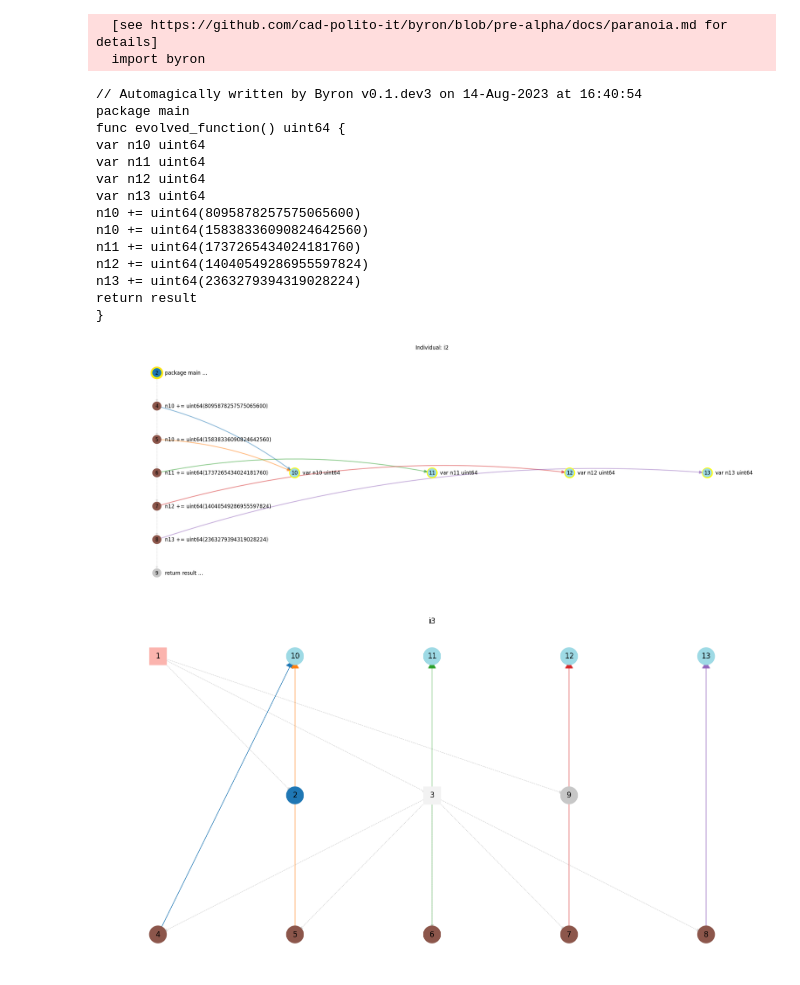
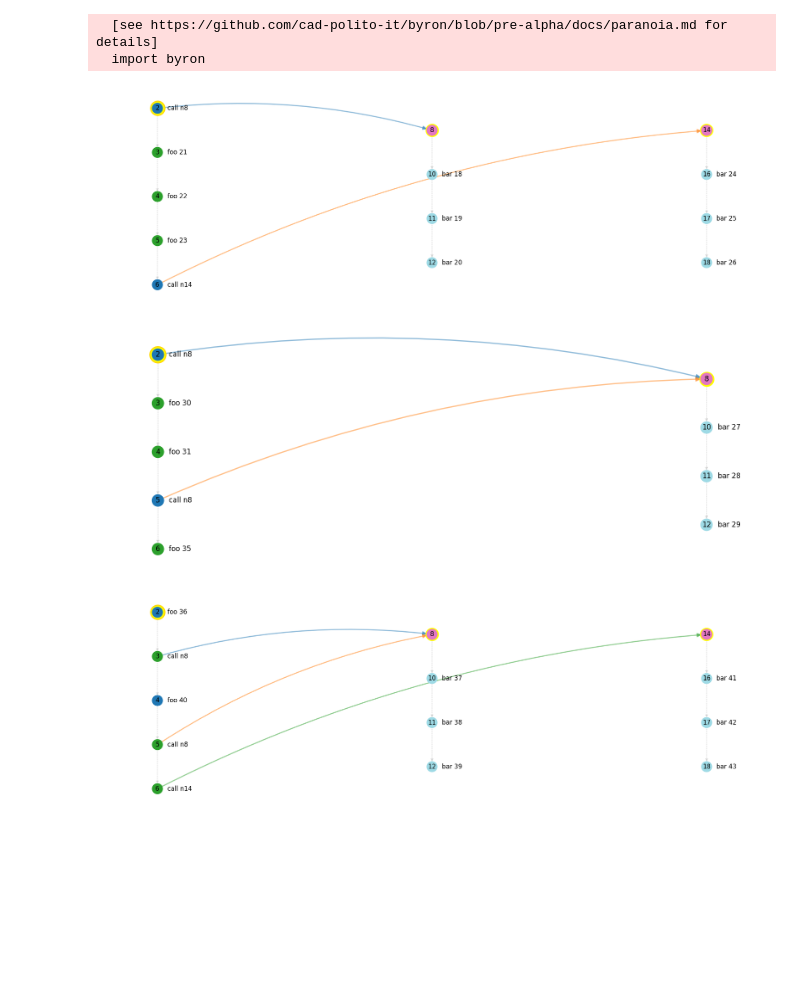
Before and after one commit to cad-polito-it/byron, a Jupyter notebook: experiments/g.ipynb, the cells around one changed output. Cells and saved outputs as stored; diff of their text form; code cells hidden in the pictures; blank space fills up the shorter version.

```diff
--- a/experiments/g.ipynb
+++ b/experiments/g.ipynb
@@ -36,25 +9,0 @@ golang = define_golang_library()
-# %%
-print(byron.dump_test_individual(golang, node_info=False))
-# %% [output]
-// Automagically written by Byron v0.1.dev3 on 14-Aug-2023 at 16:40:54
-package main
-func evolved_function() uint64 {
-var n10 uint64
-var n11 uint64
-var n12 uint64
-var n13 uint64
-n10 += uint64(8095878257575065600)
-n10 += uint64(15838336090824642560)
-n11 += uint64(1737265434024181760)
-n12 += uint64(14040549286955597824)
-n13 += uint64(2363279394319028224)
-return result
-}
-# %%
-byron.dump_test_individual(golang, as_lgp=True)
-# %% [output]
-[figure, removed]
-# %%
-byron.dump_test_individual(golang, as_forest=True)
-# %% [output]
-[figure, removed]
@@ -60,0 +12,19 @@ byron.dump_test_individual(golang, as_forest=True)
+# %%
+cnt = byron.f.counter_parameter()
+foo = byron.f.macro('foo {c}', c=cnt)
+bar = byron.f.macro('bar {c}', c=cnt)
+decl = byron.f.macro('', _label='PROC {_node}:\n')
+proc = byron.f.sequence([decl, byron.f.bunch([bar], size=3)])
+call = byron.f.macro('call {proc}', proc=byron.f.global_reference(proc, first_macro=True, creative_zeal=1))
+main = byron.f.bunch([foo, call], size=5)
+# %%
+i1 = byron.op.random_individual(main)[0]
+i2 = byron.op.random_individual(main)[0]
+i3 = byron.op.random_individual(main)[0]
+i1.as_lgp()
+i2.as_lgp()
+i3.as_lgp()
+# %% [output]
+[figure, added]
+[figure, added]
+[figure, added]
```
Also changed, not shown: parts of 5 cells of this notebook, 24 other files.
